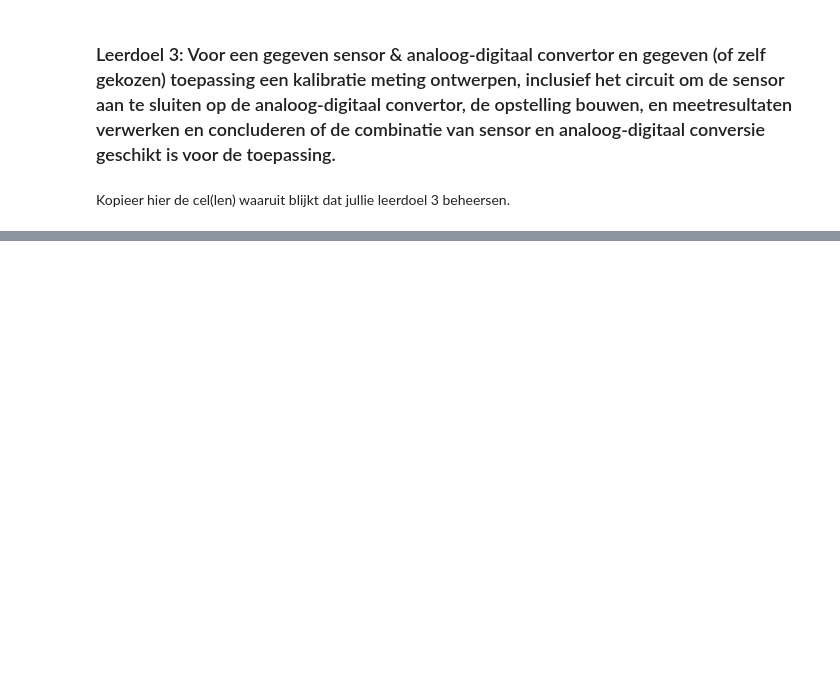
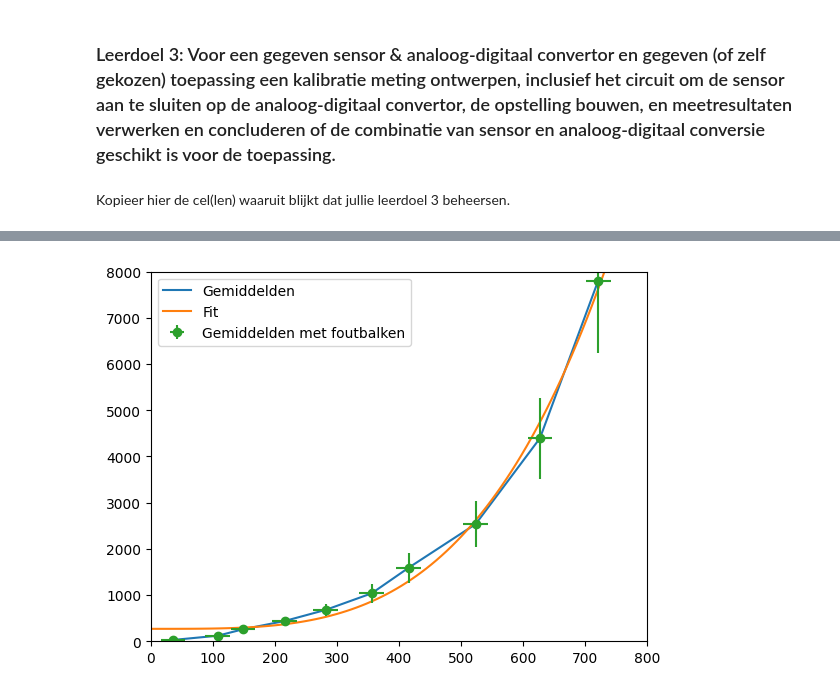
Before and after one commit to DavantePES/Def-D, a Jupyter notebook: FysiekeOntwerpopdrachten/1KalibreerEenSensorDigitaalAnaloog/DEFOntwerpopdracht1KalibreerEenSensorInvulTemplate.ipynb, the cells around one changed output, grey strips where cells are left out. Saved outputs shown, nothing was run; the diff lists cells and outputs as text; code cells hidden in the pictures; blank space fills up the shorter version.

```diff
--- a/FysiekeOntwerpopdrachten/1KalibreerEenSensorDigitaalAnaloog/DEFOntwerpopdracht1KalibreerEenSensorInvulTemplate.ipynb
+++ b/FysiekeOntwerpopdrachten/1KalibreerEenSensorDigitaalAnaloog/DEFOntwerpopdracht1KalibreerEenSensorInvulTemplate.ipynb
@@ -129,0 +237,24 @@ Kopieer hier de cel(len) waaruit blijkt dat jullie leerdoel 3 beheersen.
+# %%
+# van bits naar lux
+
+averages_bits = np.sort(averages_bits)
+averages_lux = np.sort(averages_lux)
+
+plt.figure()
+plt.plot(averages_bits, averages_lux, label='Gemiddelden')
+
+def exp_model(x, a, n, b):
+    return a * x ** n + b
+
+x_fit = np.linspace(0, 800, 100)
+
+popt, pcov = curve_fit(exp_model, averages_bits, averages_lux)
+
+plt.plot(x_fit, exp_model(x_fit, *popt), label='Fit')
+plt.errorbar(x=averages_bits, y=averages_lux, yerr=0.2*averages_lux, xerr=20, fmt='o', label='Gemiddelden met foutbalken')
+plt.legend()
+plt.xlim(0, 800)
+plt.ylim(0, 8000)
+plt.show()
+# %% [output]
+[figure, added]
```
Also changed, not shown: parts of 10 cells of this notebook, 3 other files.
